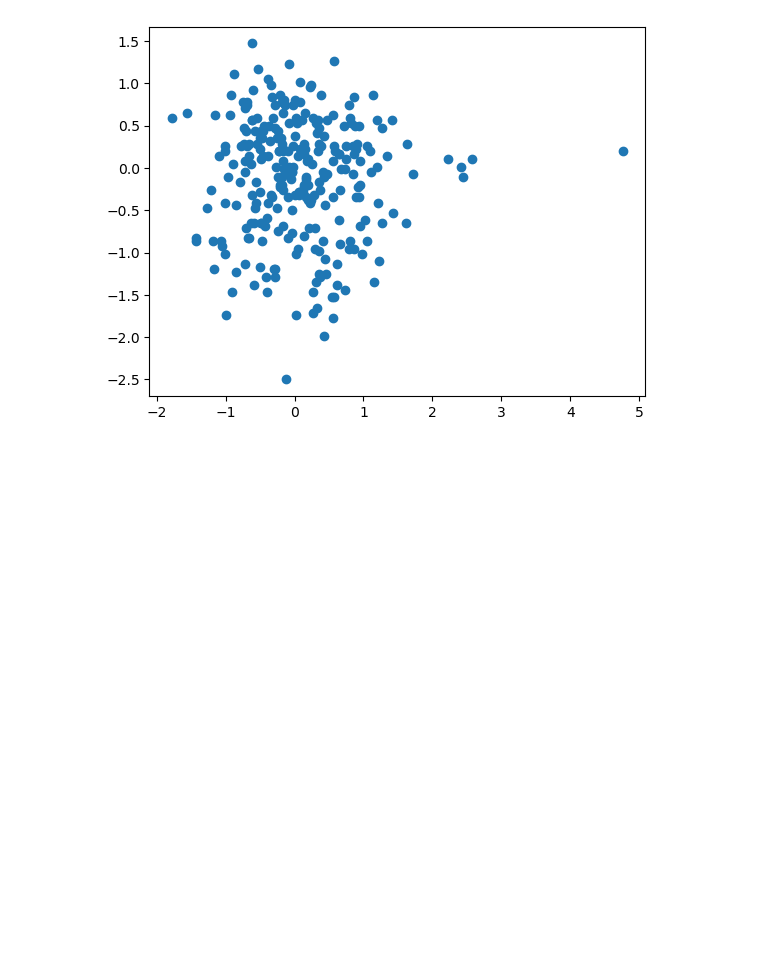
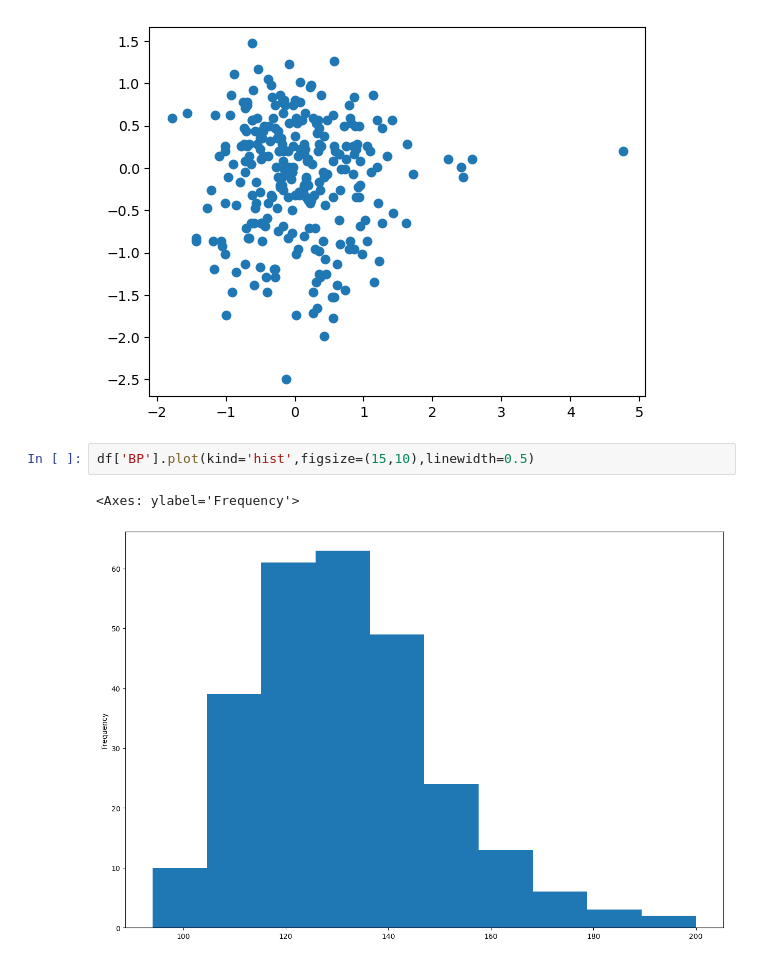
Before and after one commit to Smuthusivam/Data-Science-Internship, a Jupyter notebook: Numerical Analysis.ipynb, the cells around one changed output. Saved outputs shown, nothing was run; the diff lists cells and outputs as text; blank space fills up the shorter version.

```diff
--- a/Numerical Analysis.ipynb
+++ b/Numerical Analysis.ipynb
@@ -300,3 +300,8 @@ plt.scatter(x=df_normalized['Cholesterol'], y=df_normalized['Max HR'])
 # %% [output]
 <matplotlib.collections.PathCollection at 0x...>
 [figure]
+# %%
+df['BP'].plot(kind='hist',figsize=(15,10),linewidth=0.5)
+# %% [output]
+<Axes: ylabel='Frequency'>
+[figure, added]
```
Also changed, not shown: parts of 2 cells of this notebook, 1 other file.
